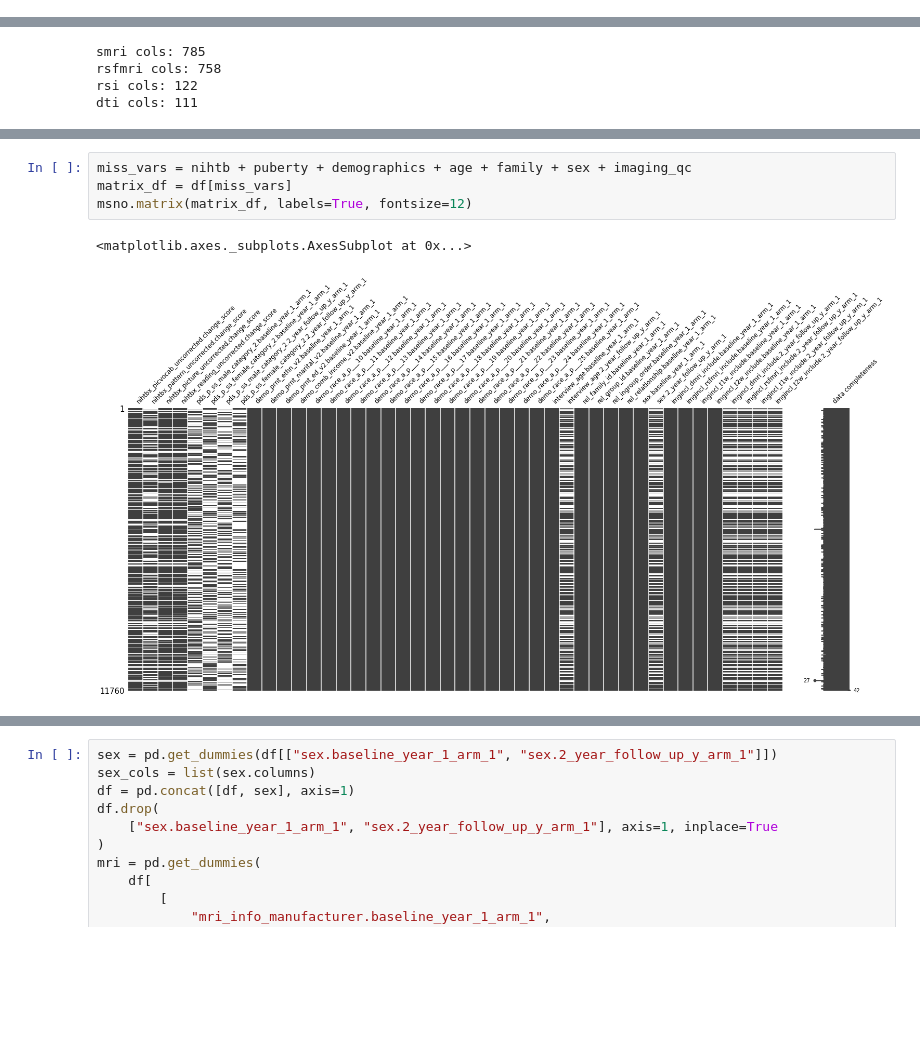
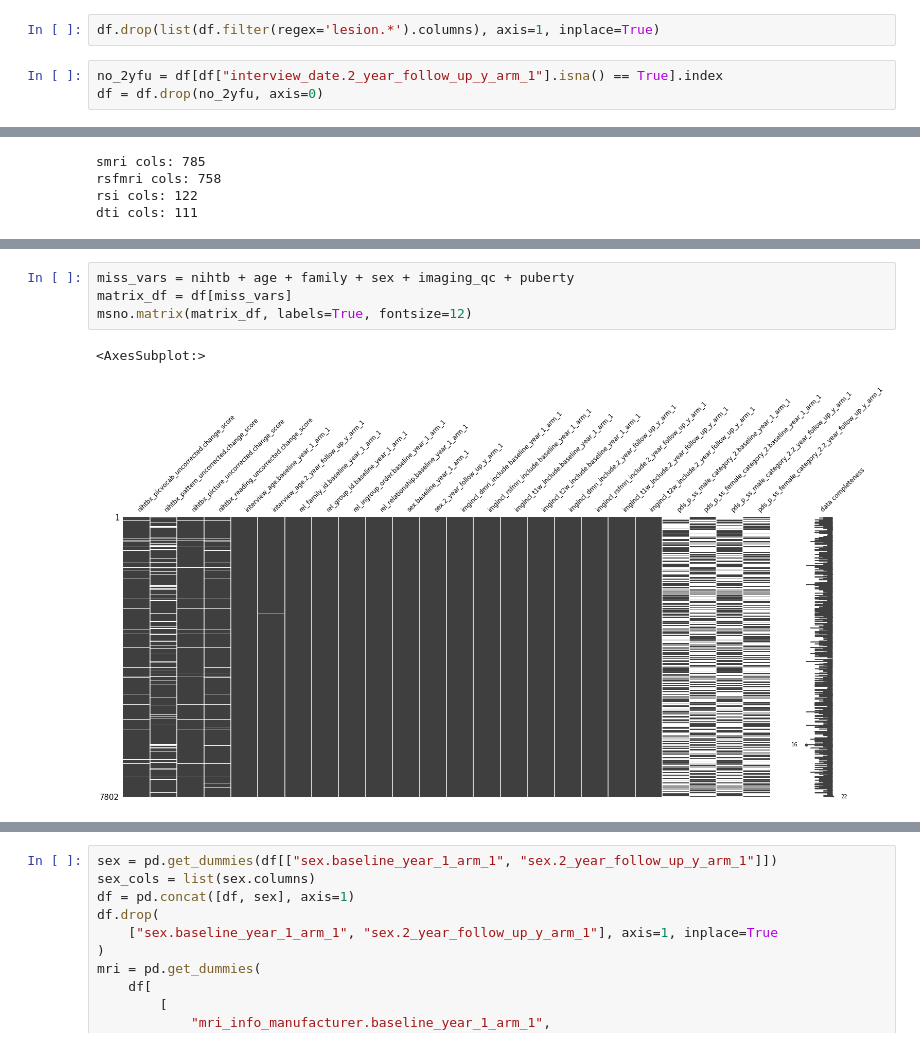
Before and after one commit to 62442katieb/deltaABCD_variability, a Jupyter notebook: notebooks/0.1missingness.ipynb, the cells around one changed output, grey strips where cells are left out. Drawn from its saved outputs; the diff is of its cells as text; blank space fills up the shorter version.

```diff
--- a/notebooks/0.1missingness.ipynb
+++ b/notebooks/0.1missingness.ipynb
@@ -15,6 +15,11 @@ FIGS_DIR = "figures/"
 OUTP_DIR = "output/"
 # %%
 df = pd.read_csv(join(PROJ_DIR, DATA_DIR, "data.csv"), index_col=0, header=0)
+# %%
+df.drop(list(df.filter(regex='lesion.*').columns), axis=1, inplace=True)
+# %%
+no_2yfu = df[df["interview_date.2_year_follow_up_y_arm_1"].isna() == True].index
+df = df.drop(no_2yfu, axis=0)
 # %%
 deltasmri_complete = pd.concat([df.filter(regex='smri.*change_score'),
                                 df.filter(regex='mrisdp.*change_score')], axis=1).dropna()
@@ -91,12 +97,12 @@ family = ["rel_family_id.baseline_year_1_arm_1",
 site = ["site_id_l.baseline_year_1_arm_1", "site_id_l.2_year_follow_up_y_arm_1"]
 sex = ["sex.baseline_year_1_arm_1", "sex.2_year_follow_up_y_arm_1"]
 # %%
-miss_vars = nihtb + puberty + demographics + age + family + sex + imaging_qc
+miss_vars = nihtb + age + family + sex + imaging_qc + puberty
 matrix_df = df[miss_vars]
 msno.matrix(matrix_df, labels=True, fontsize=12)
 # %% [output]
-<matplotlib.axes._subplots.AxesSubplot at 0x...>
+<AxesSubplot:>
-[figure, old version]
+[figure, new version]
 # %%
 msno.heatmap(matrix_df, cmap="RdBu_r")
 # %% [output]
```
Also changed, not shown: parts of 13 cells of this notebook, 6 other files.
